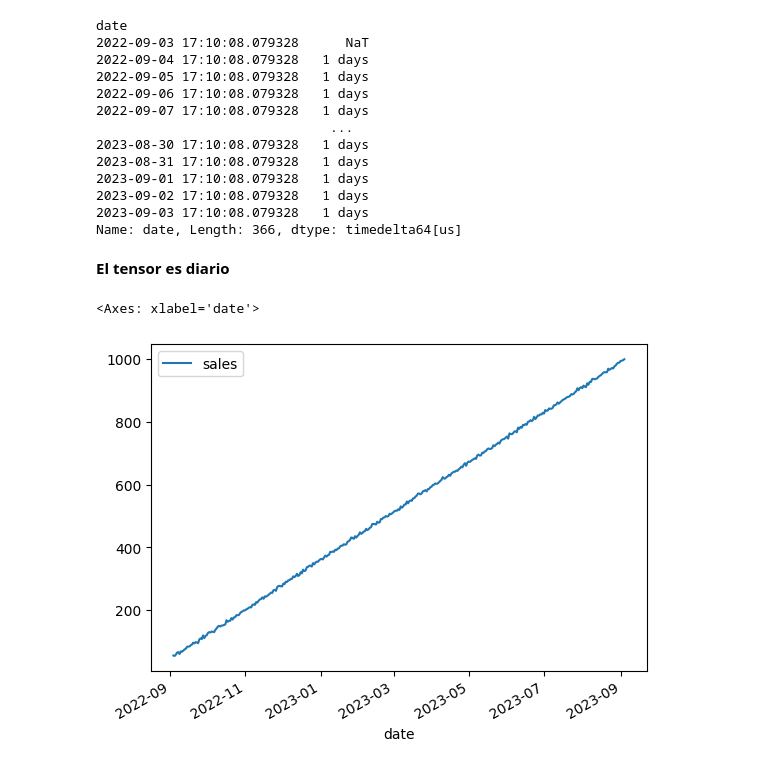
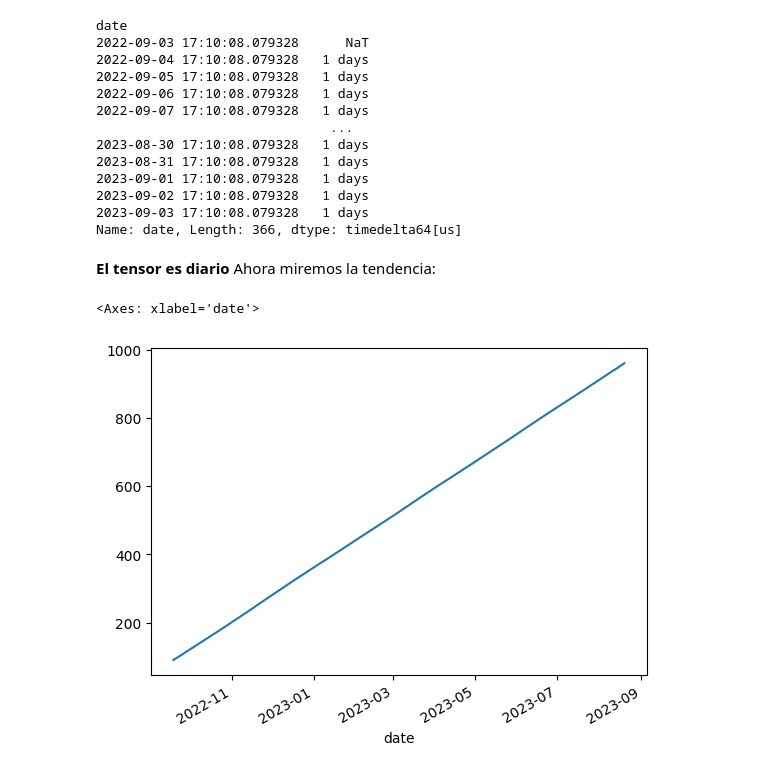
Before and after one commit to 4GeeksAcademy/ekbalam11-machine-learning, a Jupyter notebook: src/10-time-series-forecasting-sales.ipynb, the cells around one changed output. Cells and saved outputs as stored; diff of their text form; code cells hidden in the pictures.

```diff
--- a/src/10-time-series-forecasting-sales.ipynb
+++ b/src/10-time-series-forecasting-sales.ipynb
@@ -91,9 +100,11 @@ date
 2023-09-03 17:10:08.079328   1 days
 Name: date, Length: 366, dtype: timedelta64[us]
 # %% [markdown]
-**El tensor es diario**
+**El tensor es diario** Ahora miremos la tendencia:
 # %%
-ser.plot(grid=False)
+decomposition = seasonal_decompose(ser, model='additive', period=30)
+trend = decomposition.trend
+trend.plot()
 # %% [output]
 <Axes: xlabel='date'>
-[figure, old version]
+[figure, new version]
```
Also changed, not shown: parts of 31 cells of this notebook, 2 other files.
